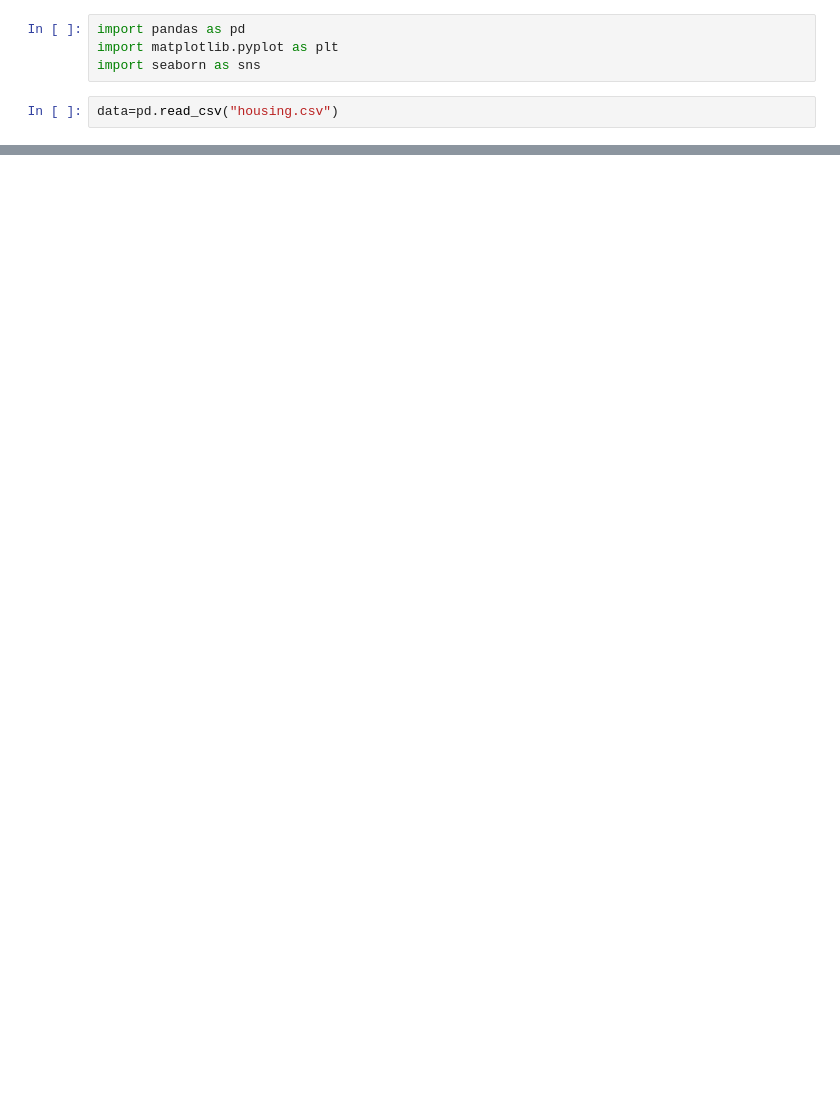
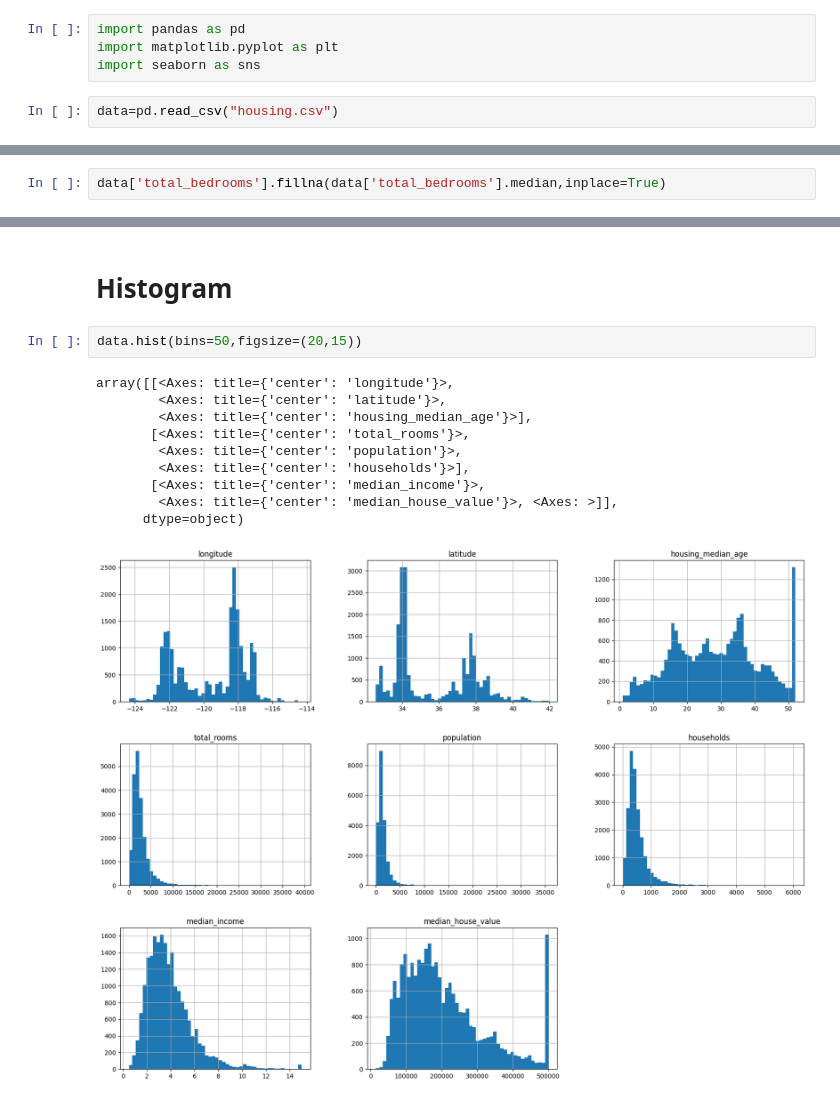
Before and after one commit to Shailsharma2604/code_sem4, a Jupyter notebook: class/M.L/class_4.ipynb, the cells around one changed output, grey strips where cells are left out. Saved outputs shown, nothing was run; the diff lists cells and outputs as text; blank space fills up the shorter version.

```diff
--- a/class/M.L/class_4.ipynb
+++ b/class/M.L/class_4.ipynb
@@ -18,0 +87,2 @@ data.describe()
+# %%
+data['total_bedrooms'].fillna(data['total_bedrooms'].median,inplace=True)
@@ -18,0 +103,15 @@ data.describe()
+# %% [markdown]
+# Histogram
+# %%
+data.hist(bins=50,figsize=(20,15))
+# %% [output]
+array([[<Axes: title={'center': 'longitude'}>,
+        <Axes: title={'center': 'latitude'}>,
+        <Axes: title={'center': 'housing_median_age'}>],
+       [<Axes: title={'center': 'total_rooms'}>,
+        <Axes: title={'center': 'population'}>,
+        <Axes: title={'center': 'households'}>],
+       [<Axes: title={'center': 'median_income'}>,
+        <Axes: title={'center': 'median_house_value'}>, <Axes: >]],
+      dtype=object)
+[figure, added]
```
Also changed, not shown: parts of 12 cells of this notebook.
